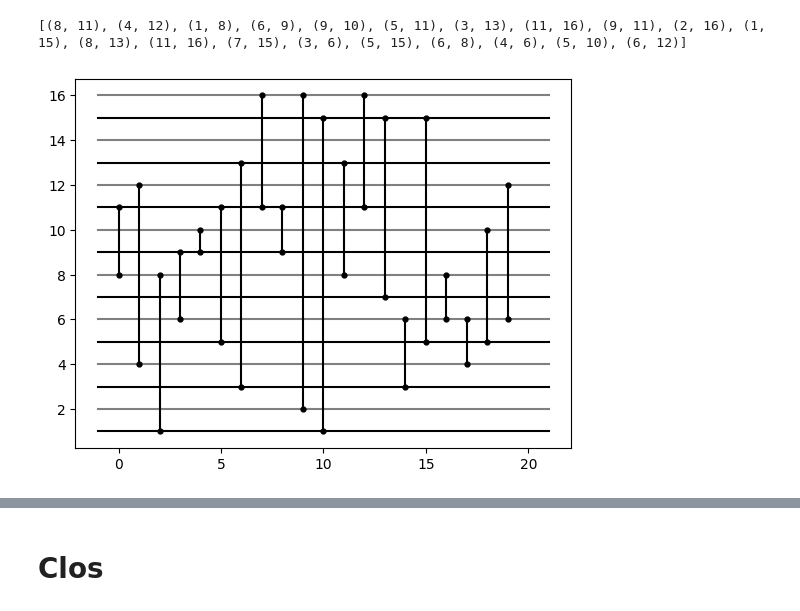
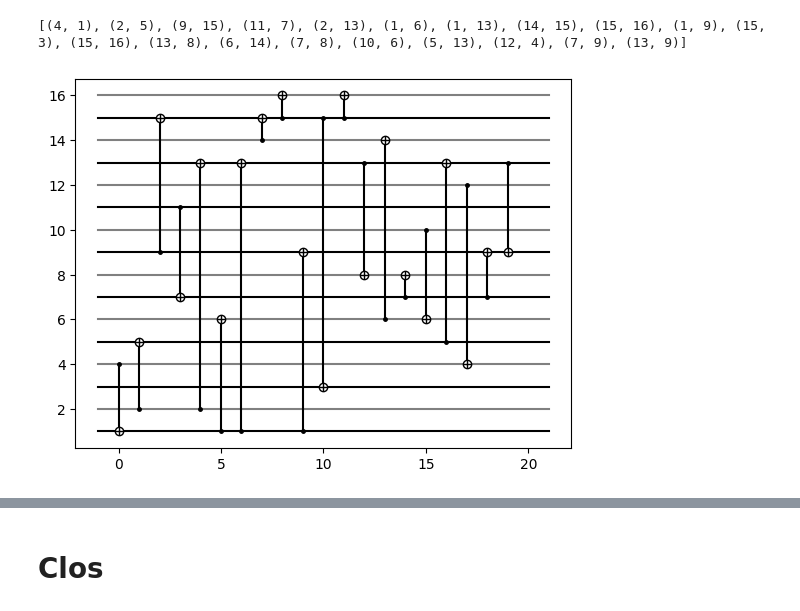
Before and after one commit to hassan-shap/QswitchNet, a Jupyter notebook: compiler.ipynb, the cells around one changed output, grey strips where cells are left out. Drawn from its saved outputs; the diff is of its cells as text; code cells hidden in the pictures.

```diff
--- a/compiler.ipynb
+++ b/compiler.ipynb
@@ -14,37 +14,44 @@ Q.add_nodes_from(node_list)
 connections = []
 for i in range(num_nodes):
     for j in range(i+1,num_nodes):
-        connections.append((node_list[i],node_list[j]))
+        # connections.append((node_list[i],node_list[j]))
+        if np.random.rand() > 0.5:
+            connections.append((node_list[i],node_list[j]))
+        else:
+            connections.append((node_list[j],node_list[i]))
 
 gate_seq = random.choices(connections, k=num_gates)
 print(gate_seq)
 
 def qpu_plot(node_list,gate_pos,gate_final_pos):
     for i_n, node in enumerate(node_list):
         if i_n % 2 ==0:
             plt.plot([gate_pos-step,gate_final_pos],[node,node],"k")
         else:
             plt.plot([gate_pos-step,gate_final_pos],[node,node],color="gray")
 
 def circuit_plot(gate_pos,gate_seq):
     # gate_pos = 0
     # gate_final_pos = gate_pos+ (1+num_gates)*step
     for gate in gate_seq:
         plt.text
-        plt.plot([gate_pos,gate_pos],[gate[0],gate[1]],"ko-",markersize=3.5)
+        plt.plot([gate_pos,gate_pos],[gate[0],gate[1]],"k-")
+        plt.plot(gate_pos,gate[0],"ko-",markersize=2.5)
+        plt.plot([gate_pos],[gate[1]],"ko-",markersize=6,markerfacecolor="white")
+        plt.plot([gate_pos],[gate[1]],"k+",markersize=6,markerfacecolor="white")
         gate_pos += step
 
     # plt.axis("off")
     # plt.show()
 
 gate_pos = 0
 step = 1
 gate_final_pos = gate_pos+ (1+num_gates)*step
 qpu_plot(node_list,gate_pos,gate_final_pos)
 circuit_plot(gate_pos,gate_seq)
 # %% [output]
-[(8, 11), (4, 12), (1, 8), (6, 9), (9, 10), (5, 11), (3, 13), (11, 16), (9, 11), (2, 16), (1, 15), (8, 13), (11, 16), (7, 15), (3, 6), (5, 15), (6, 8), (4, 6), (5, 10), (6, 12)]
+[(4, 1), (2, 5), (9, 15), (11, 7), (2, 13), (1, 6), (1, 13), (14, 15), (15, 16), (1, 9), (15, 3), (15, 16), (13, 8), (6, 14), (7, 8), (10, 6), (5, 13), (12, 4), (7, 9), (13, 9)]
-[figure, old version]
+[figure, new version]
 # %%
 node_list = range(1,9)
 num_nodes = len(node_list)
```
Also changed, not shown: parts of 1 cell of this notebook, 4 other files.
